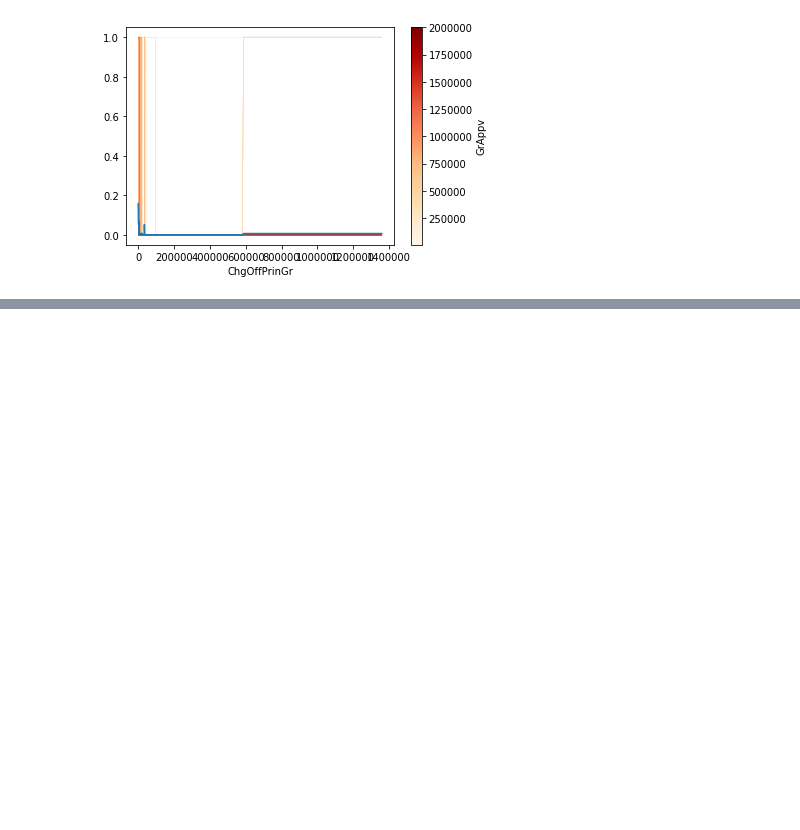
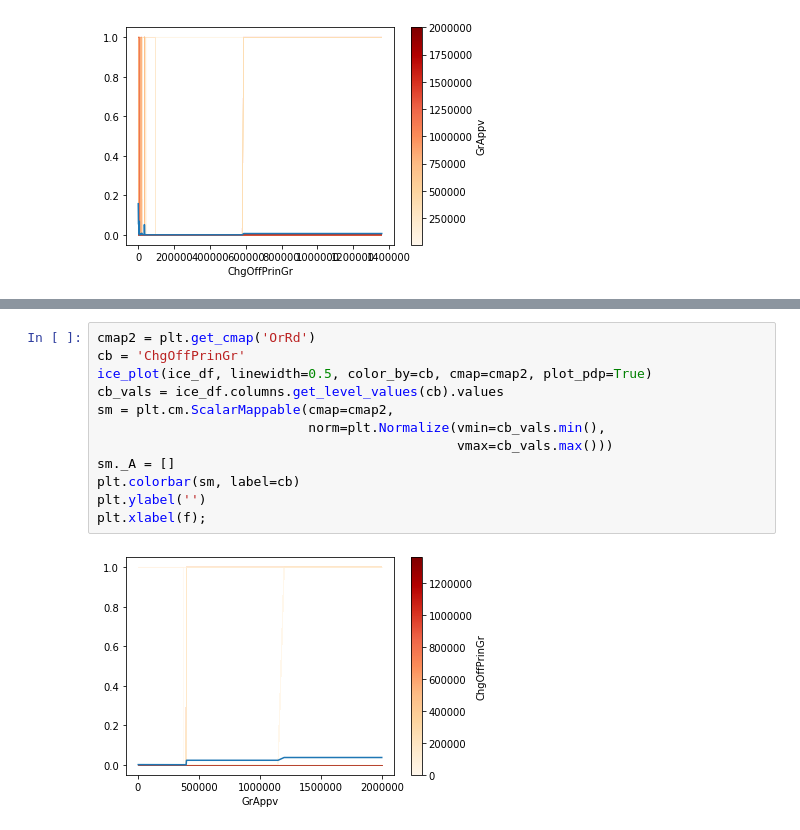
Before and after one commit to tteofili/xai-playground, a Jupyter notebook: pdp_dt.ipynb, the cells around one changed output, grey strips where cells are left out. Drawn from its saved outputs; the diff is of its cells as text; blank space fills up the shorter version.

```diff
--- a/pdp_dt.ipynb
+++ b/pdp_dt.ipynb
@@ -154,0 +165,14 @@ plt.xlabel(f);
+# %%
+cmap2 = plt.get_cmap('OrRd')
+cb = 'ChgOffPrinGr'
+ice_plot(ice_df, linewidth=0.5, color_by=cb, cmap=cmap2, plot_pdp=True)
+cb_vals = ice_df.columns.get_level_values(cb).values
+sm = plt.cm.ScalarMappable(cmap=cmap2,
+                           norm=plt.Normalize(vmin=cb_vals.min(),
+                                              vmax=cb_vals.max()))
+sm._A = []
+plt.colorbar(sm, label=cb)
+plt.ylabel('')
+plt.xlabel(f);
+# %% [output]
+[figure, added]
```
Also changed, not shown: parts of 1 cell of this notebook, 5 other files.
